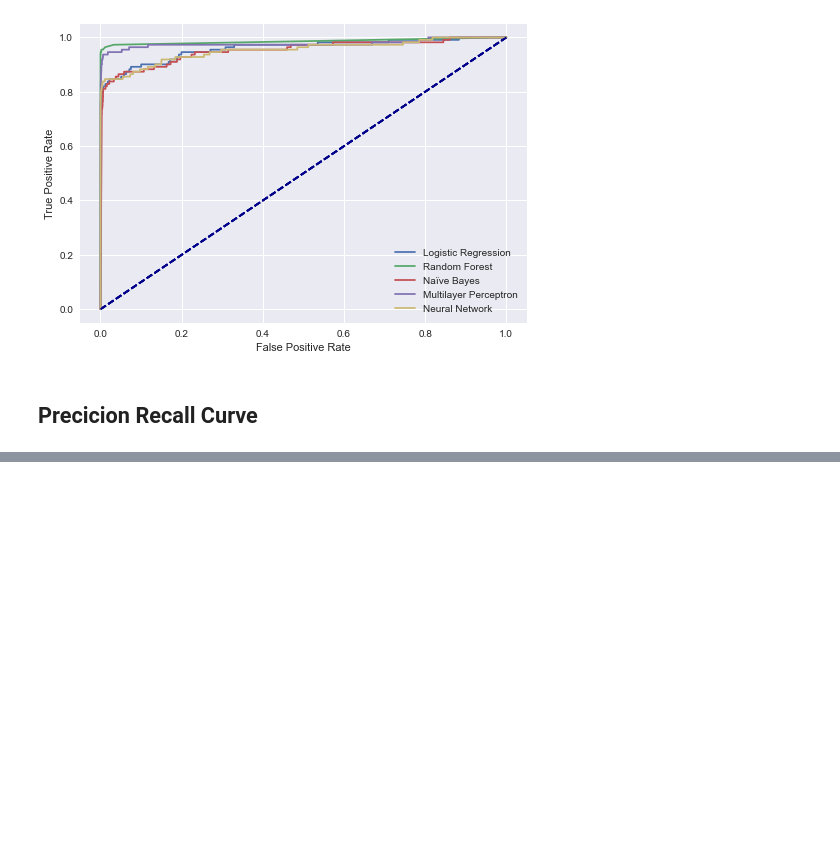
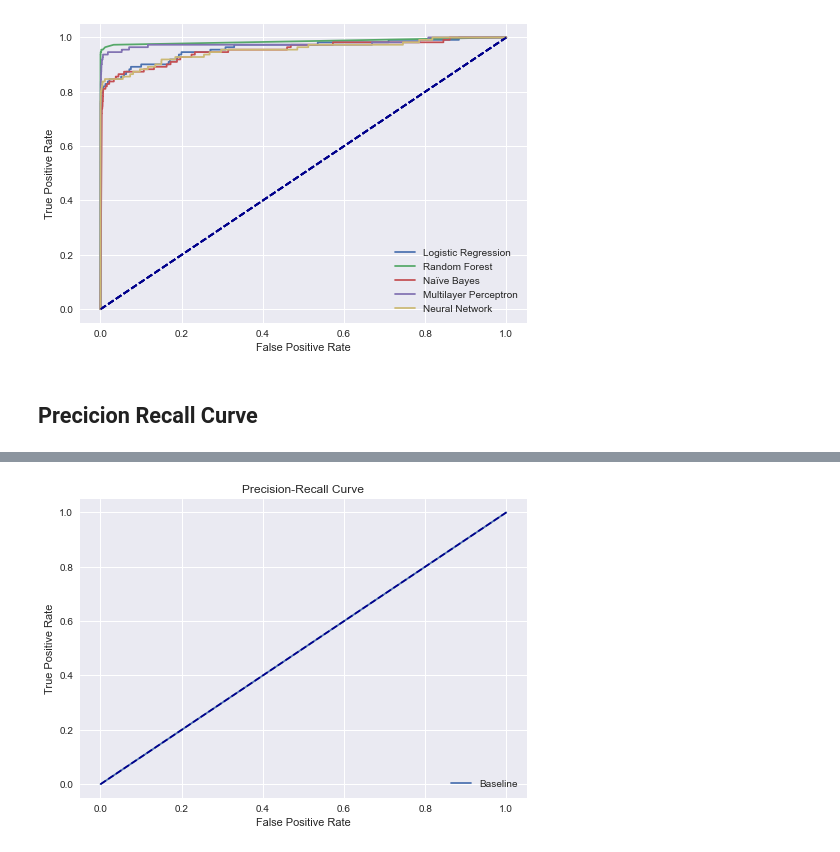
Before and after one commit to bjarnemu/aml2021finalproject, a Jupyter notebook: krog_main.ipynb, the cells around one changed output, grey strips where cells are left out. Saved outputs shown, nothing was run; the diff lists cells and outputs as text; code cells hidden in the pictures; blank space fills up the shorter version.

```diff
--- a/krog_main.ipynb
+++ b/krog_main.ipynb
@@ -439,0 +559,4 @@ keras.backend.sum
+# %%
+create_roc_curve(baseline_preds['all'][:,1], y_test, label="Baseline", title="Precision-Recall Curve")
+# %% [output]
+[figure, added]
```
Also changed, not shown: parts of 21 cells of this notebook.
